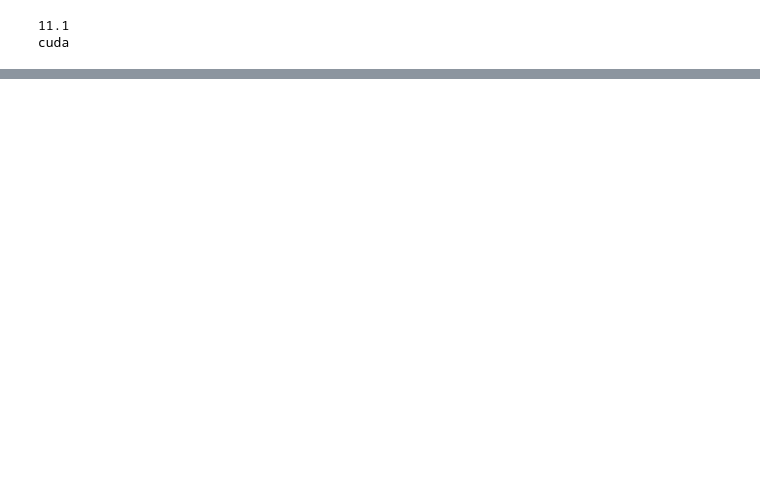
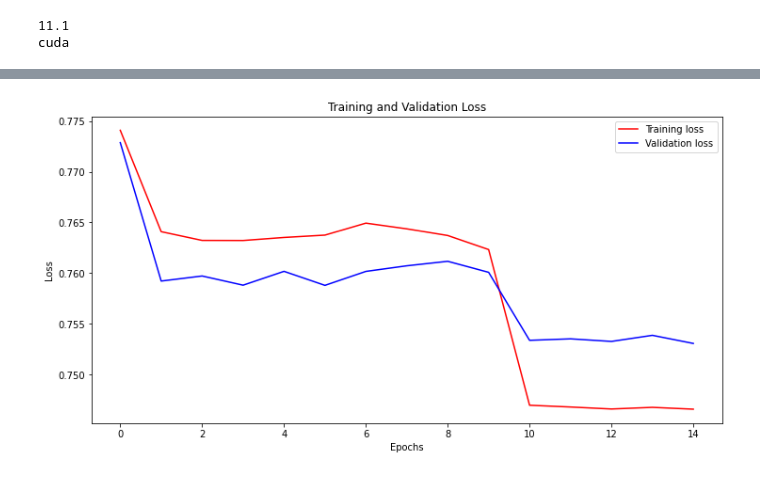
Before and after one commit to zoubiromar/UNet_Semi_Supervised_Medical_Image_Segmentation, a Jupyter notebook: mainSegmentationChallenge.ipynb, the cells around one changed output, grey strips where cells are left out. Saved outputs shown, nothing was run; the diff lists cells and outputs as text; code cells hidden in the pictures; blank space fills up the shorter version.

Commit message:
Correcting code for displaying predictions Adding code for loss calculation of our model Adding code to load unlabeled data

```diff
--- a/mainSegmentationChallenge.ipynb
+++ b/mainSegmentationChallenge.ipynb
@@ -207,3 +189,9 @@ Total params: 60,664
+# %%
+# Run a training loop
+# Looping from 9998 to 9994
+for i in range(9998, 9994, -1):
+    print("Epoch: {}".format(i))
+    runTraining(i)
 # %%
 # Testing the model on an Image
 
@@ -245,0 +356,33 @@ plt.show()
+# %%
+# Plotting the training and validation loss for multiple models
+import matplotlib.pyplot as plt
+
+# models_paths = ['./models/' + 'Trained' + '/Adam_Labeled_1.3k_Epoch']
+# models_paths = ['./models/' + 'Trained\Data_Augmented' + '/Adam_Labeled_' + str(i) + '5k_Epoch' for i in range(0, 8)]
+models_paths = ['./models/' + 'Test_Model' + '/' + str(i) + '0_Epoch' for i in range(10,1500,100)]
+# List to store the losses
+train_losses = []
+val_losses = []
+
+# Iterate over the list of paths
+for path in models_paths:
+    # Get the losses for the current path
+    train_loss, val_loss = getLoss(path)
+
+    # Add the losses to the lists
+    train_losses.append(train_loss)
+    val_losses.append(val_loss)
+
+# Plot the losses
+epochs = range(len(train_losses))
+# epochs = [(5 + 10*i)*1000 for i in range(len(train_losses))]
+
+plt.figure(figsize=(12, 6))
+plt.plot(epochs, train_losses, 'r', label='Training loss')
+plt.plot(epochs, val_losses, 'b', label='Validation loss')
+plt.title('Training and Validation Loss')
+plt.xlabel('Epochs')
+plt.ylabel('Loss')
+plt.legend()
+plt.show()
+# %% [output]
@@ -245,0 +406 @@ plt.show()
+[figure, added]
```
Also changed, not shown: parts of 7 cells of this notebook, 24 other files.
